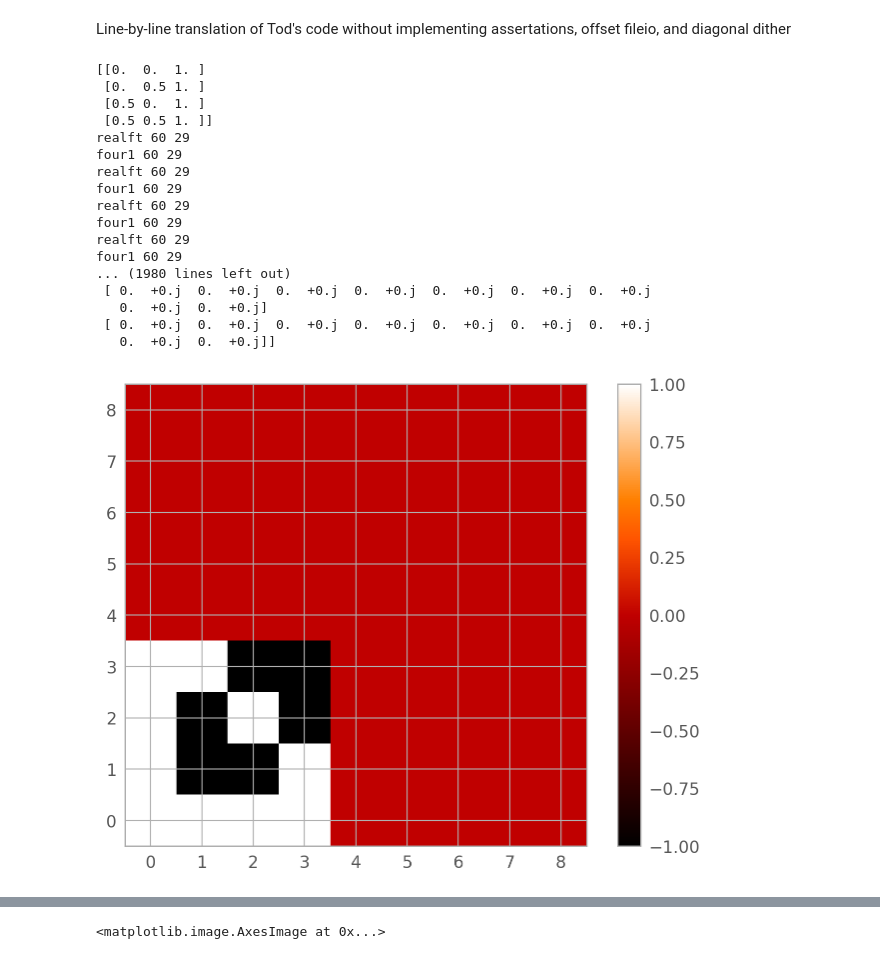
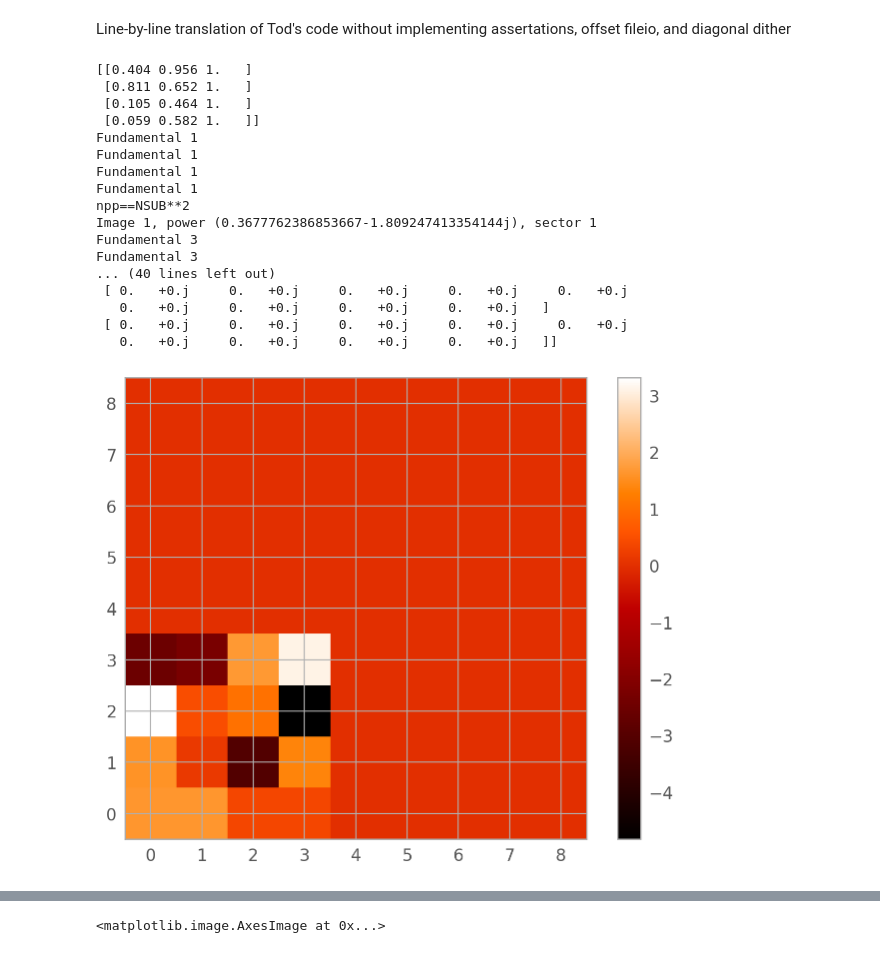
Before and after one commit to Chisen-Lupus/proper-dither, a Jupyter notebook: demo.ipynb, the cells around one changed output, grey strips where cells are left out. Cells and saved outputs as stored; diff of their text form; code cells hidden in the pictures.

```diff
--- a/demo.ipynb
+++ b/demo.ipynb
@@ -1446,4 +1451,11 @@ COEFS = []
 # %%
+PI = np.pi
+RADIOAN = PI/180
+NSTMAX = 140
+NDIV = 3
+
+COEFS = []
+
 def comptoreal(d_hat):
     ncol, nrow = d_hat.shape
     A = np.zeros((ncol*2, nrow))
@@ -1697,6 +1709,7 @@ def phase(A_in, nrow, ncol, shift, DR, DC, offsets, npos):
         # break
 
     print('coef', coef)
+    COEFS.append(coef)
 
     # LINE 516 - apply the complex scale factor to the transform
 
@@ -1744,7 +1757,7 @@ def phase(A_in, nrow, ncol, shift, DR, DC, offsets, npos):
                     # print(row, isv, iev, col, isu, ieu)
                     U = (col - 1)/(ncol - 2)/2
                     cphase = -2*phix[npos-1]*U
-                    print(U, V)
+                    # print(U, V)
                     # print(rphase, cphase, phiy[npos-1], phiy[npos-1])
                     # print(' ', cphase)
                     # print(rphase, cphase)
@@ -1793,9 +1806,14 @@ DC = 0.5
 shift = False
 # offsets dx dy wt
 # offsets = np.array([[0, 0, 1],
-#                     [0, -1/3, 1],
+#                     [-0.1, -0.22, 1],
+#                     [-0.3, -0.425, 1],
+#                     [-0.41, -0.55, 1]])
+# offsets = -np.array([[0, 0, 1],
 #                     [-1/3, 0, 1],
-#                     [-1/3, -1/3, 1]])
+#                     [0, -2/3, 1],
+#                     [-2/3, -2/3, 1]])
+offsets = np.hstack((centroids, [[1]]*4))
 # offsets = [[0, 0, 1],
 #            [0, 1/3, 1],
 #            [0, 2/3, 1],
@@ -1805,12 +1823,12 @@ shift = False
 #            [2/3, 0, 1],
 #            [2/3, 1/3, 1],
 #            [2/3, 2/3, 1]]
-offsets = np.array([
-    [0, 0, 1],
-    [0, 0.5, 1],
-    [0.5, 0, 1],
-    [0.5, 0.5, 1],
-])
+# offsets = np.array([
+#     [0, 0, 1],
+#     [0, 0.5, 1],
+#     [0.5, 0, 1],
+#     [0.5, 0.5, 1],
+# ])
 
 offsets[:, 0] *= 1
 offsets[:, 1] *= 1
@@ -1818,7 +1836,7 @@ print(offsets)
 
 
 
-Atotal = np.zeros((30*NSUB, 30*NSUB))
+Atotal = np.zeros((32*NSUB, 32*NSUB))
 for i in range(4):
     data = test_atlas_2x[i]
     data_large = np.zeros(np.array(data.shape)*NSUB)
@@ -1830,50 +1848,52 @@ for i in range(4):
     a = np.zeros((nrb, ncb))
     nra, nca = a.shape
     isign = 1
     work = np.zeros((2, nrb))
     A = real2dfft(a, nra, nca, b, nrb, ncb, isign, work, onedim=False)
+    A = np.loadtxt('output.txt')
     # plt.imshow(A)
     # plt.show()
     ncol, nrow = A.shape
-    # n = i + 1
-    n = 1
+    n = i + 1
+    # n = 4
     # n=9 # starting from 1
 
     Atotal += phase(A, nrow, ncol, shift, DR, DC, offsets, n)
+    # phase(A, nrow, ncol, shift, DR, DC, offsets, n)
 
 
     # print(Atotal)
     break
 
 b = Atotal
 nrb, ncb = b.shape
 a = np.zeros((nrb, ncb))
 nra, nca = a.shape
 isign = -1
 work = np.zeros((2, nrb))
 d = real2dfft(a, nra, nca, b, nrb, ncb, isign, work, onedim=False)
 # d = fft.ifft2(d_hat, axes=[-2, -1])
 # plt.imshow(stretch(norm(data_large)))
 # plt.imshow(stretch(norm(d-data_large)))
 # plt.imshow(stretch(norm(d)))
 plt.imshow(d)
 print(COEFS)
 # %% [output]
-[[0.  0.  1. ]
- [0.  0.5 1. ]
- [0.5 0.  1. ]
- [0.5 0.5 1. ]]
-realft 60 29
-four1 60 29
-realft 60 29
-four1 60 29
-realft 60 29
-four1 60 29
-realft 60 29
-four1 60 29
-... (1980 lines left out)
- [ 0.  +0.j  0.  +0.j  0.  +0.j  0.  +0.j  0.  +0.j  0.  +0.j  0.  +0.j
-   0.  +0.j  0.  +0.j]
- [ 0.  +0.j  0.  +0.j  0.  +0.j  0.  +0.j  0.  +0.j  0.  +0.j  0.  +0.j
-   0.  +0.j  0.  +0.j]]
+[[0.404 0.956 1.   ]
+ [0.811 0.652 1.   ]
+ [0.105 0.464 1.   ]
+ [0.059 0.582 1.   ]]
+Fundamental 1
+Fundamental 1
+Fundamental 1
+Fundamental 1
+npp==NSUB**2
+Image 1, power (0.3677762386853667-1.809247413354144j), sector 1
+Fundamental 3
+Fundamental 3
+... (40 lines left out)
+ [ 0.   +0.j     0.   +0.j     0.   +0.j     0.   +0.j     0.   +0.j
+   0.   +0.j     0.   +0.j     0.   +0.j     0.   +0.j   ]
+ [ 0.   +0.j     0.   +0.j     0.   +0.j     0.   +0.j     0.   +0.j
+   0.   +0.j     0.   +0.j     0.   +0.j     0.   +0.j   ]]
-[figure, old version]
+[figure, new version]
```
Also changed, not shown: parts of 22 cells of this notebook.
